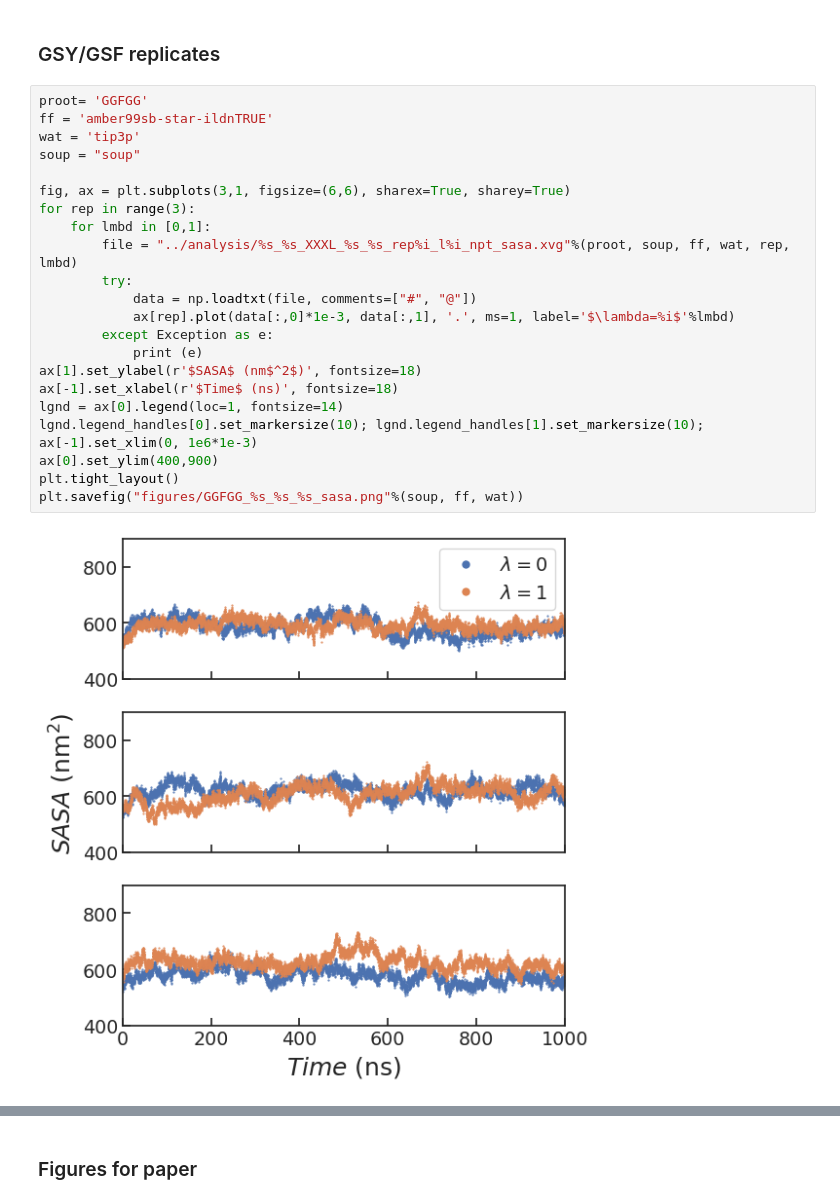
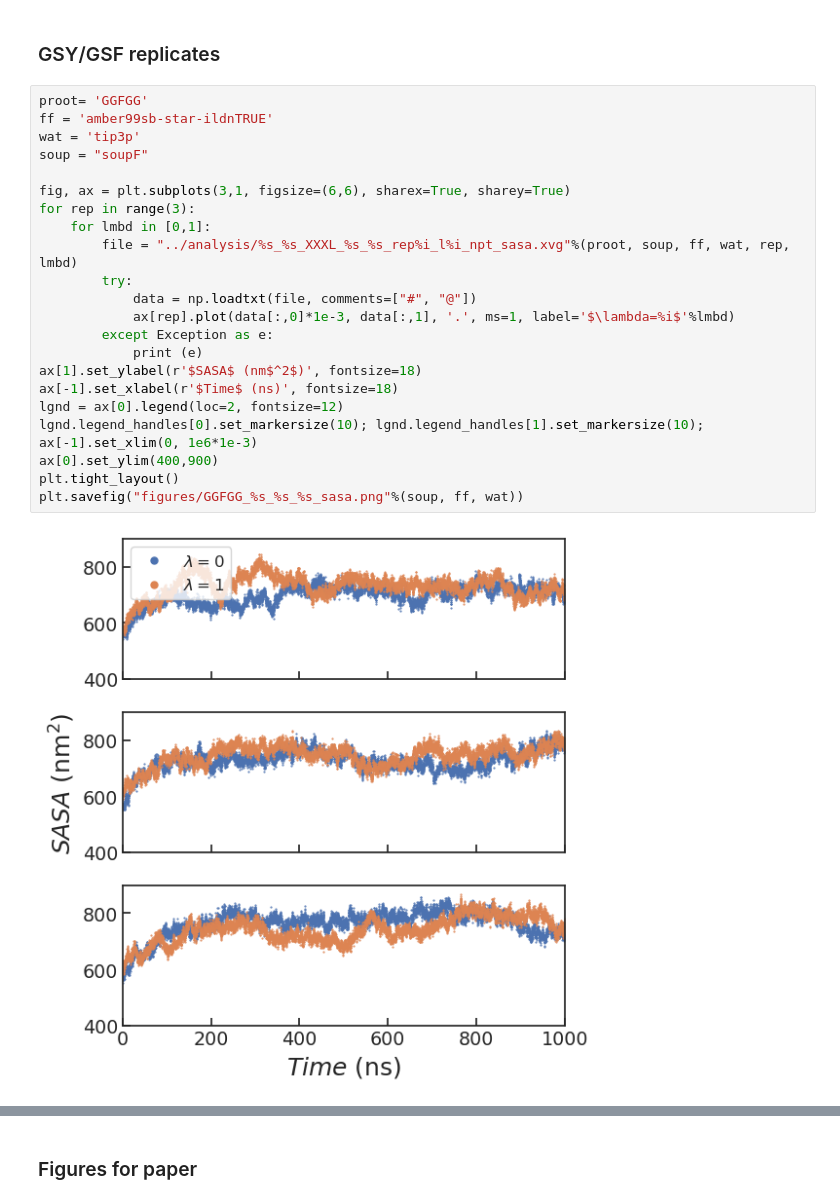
Before and after one commit to BioKT/Stickers, a Jupyter notebook: PHETYR/analysis_dense_revision.ipynb, the cells around one changed output, grey strips where cells are left out. Drawn from its saved outputs; the diff is of its cells as text.

```diff
--- a/PHETYR/analysis_dense_revision.ipynb
+++ b/PHETYR/analysis_dense_revision.ipynb
@@ -16,28 +16,28 @@ import mdtraj as md
 # %%
 proot= 'GGFGG'
 ff = 'amber99sb-star-ildnTRUE'
 wat = 'tip3p'
-soup = "soup"
+soup = "soupF"
 
 fig, ax = plt.subplots(3,1, figsize=(6,6), sharex=True, sharey=True)
 for rep in range(3):
     for lmbd in [0,1]:
         file = "../analysis/%s_%s_XXXL_%s_%s_rep%i_l%i_npt_sasa.xvg"%(proot, soup, ff, wat, rep, lmbd)
         try:
             data = np.loadtxt(file, comments=["#", "@"])
             ax[rep].plot(data[:,0]*1e-3, data[:,1], '.', ms=1, label='$\lambda=%i$'%lmbd)
         except Exception as e:
             print (e)
 ax[1].set_ylabel(r'$SASA$ (nm$^2$)', fontsize=18)
 ax[-1].set_xlabel(r'$Time$ (ns)', fontsize=18)
-lgnd = ax[0].legend(loc=1, fontsize=14)
+lgnd = ax[0].legend(loc=2, fontsize=12)
 lgnd.legend_handles[0].set_markersize(10); lgnd.legend_handles[1].set_markersize(10);
 ax[-1].set_xlim(0, 1e6*1e-3)
 ax[0].set_ylim(400,900)
 plt.tight_layout()
 plt.savefig("figures/GGFGG_%s_%s_%s_sasa.png"%(soup, ff, wat))
 # %% [output]
-[figure, old version]
+[figure, new version]
 # %%
 proot = 'GGFGG'
 ff = 'amber99sb-star-ildnTRUE'
```
Also changed, not shown: parts of 8 cells of this notebook, 5 other files.
